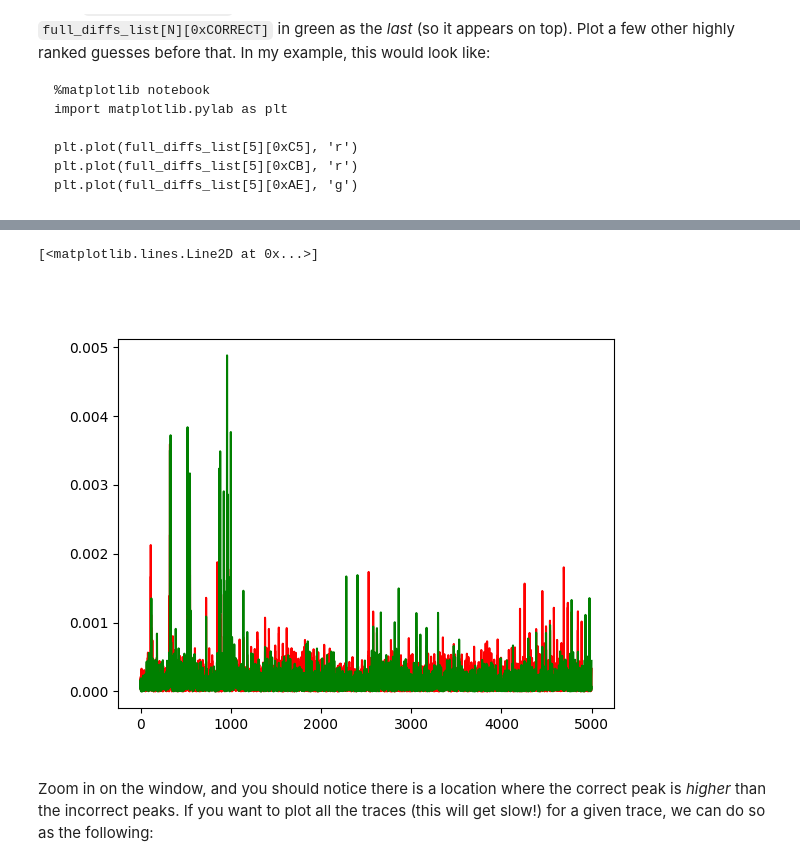
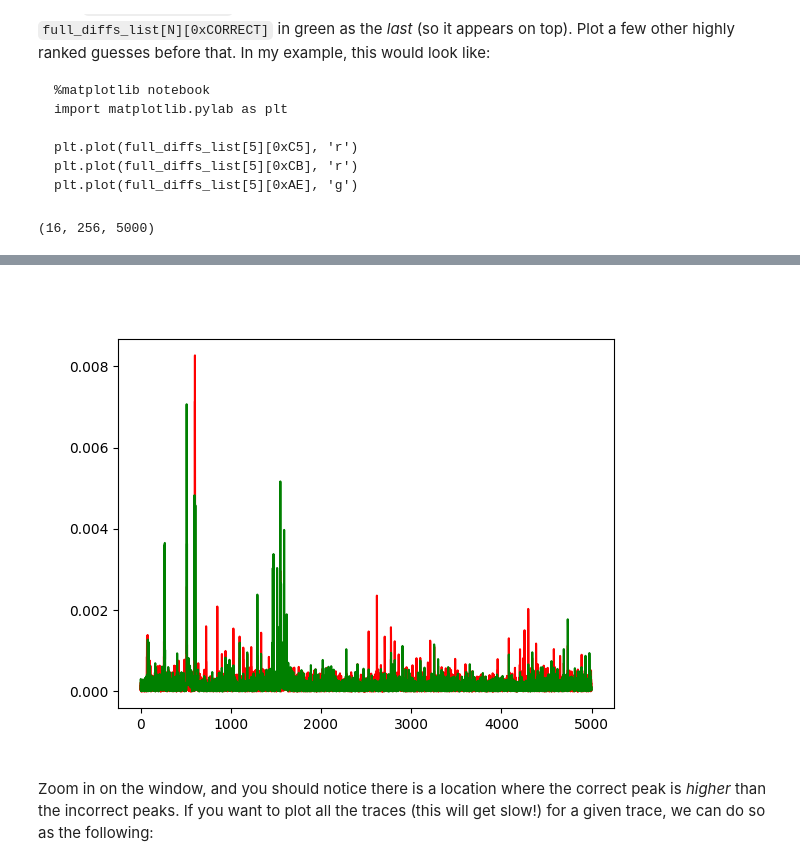
Before and after one commit to antragoudaras/chipwhisperer-jupyter, a Jupyter notebook: courses/sca101/Lab 3_3 - DPA on Firmware Implementation of AES (MAIN).ipynb, the cells around one changed output, grey strips where cells are left out. Cells and saved outputs as stored; diff of their text form; code cells hidden in the pictures.

```diff
--- a/courses/sca101/Lab 3_3 - DPA on Firmware Implementation of AES (MAIN).ipynb
+++ b/courses/sca101/Lab 3_3 - DPA on Firmware Implementation of AES (MAIN).ipynb
@@ -472,19 +469,24 @@ import numpy as np
 key_guess = []
 known_key = [0x2b, 0x7e, 0x15, 0x16, 0x28, 0xae, 0xd2, 0xa6, 0xab, 0xf7, 0x15, 0x88, 0x09, 0xcf, 0x4f, 0x3c]
 
+full_diffs_list = []
+
 for subkey in trange(0, 16, desc="Attacking Subkey"):
     # ###################
     # Add your code here
     # ###################
     max_individual_diffs = [0] * 256
+    full_diffs = [0] * 256
     for guess in range(256):
-        diffs = calculate_diffs(guess,byteindex=subkey)
+        diffs = calculate_diffs(guess,byteindex=subkey, bitnum=3)
         max_individual_diffs[guess] = np.max(diffs)
+        full_diffs[guess] = diffs
 
     top_diffs = np.argsort(max_individual_diffs)[::-1]
 
     key_guess.append(top_diffs[0])
 
+    full_diffs_list.append(full_diffs[:])
     print('Subkey {:d} - most likely {:X} (actual {:X})'.format(subkey, top_diffs[0], known_key[subkey]))
 
     print("Top 5 guesses:")
@@ -604,9 +606,6 @@ import numpy as np
 #Store your key_guess here, compare to known_key
 key_guess = []
 known_key = [0x2b, 0x7e, 0x15, 0x16, 0x28, 0xae, 0xd2, 0xa6, 0xab, 0xf7, 0x15, 0x88, 0x09, 0xcf, 0x4f, 0x3c]
-
-#Which bit to target
-bitnum = 0
 
 full_diffs_list = []
 
@@ -632,9 +631,8 @@ for subkey in trange(0, 16, desc="Attacking Subkey"):
 
         #Print other top guesses
         print(" Top 5 guesses: ")
-        for i in range(0, 5):
-            g = sorted_args[i]
-            print("   %02X - Diff = %f"%(g, max_diffs[g]))
+        for i in sorted_args[:5]:
+            print("   %02X - Diff = %f"%(i, max_diffs[i]))
         if(key_guess[subkey] == known_key[subkey]):
             #Make copy of the list
             full_diffs_list.append(full_diffs[:])
@@ -767,11 +765,16 @@ Using `full_diffs_list[N]` to get your selected subkey, plot the correct key by
     plt.plot(full_diffs_list[5][0xC5], 'r')
     plt.plot(full_diffs_list[5][0xCB], 'r')
     plt.plot(full_diffs_list[5][0xAE], 'g')
+# %%
+full_diffs_list = np.asarray(full_diffs_list)
+print(np.shape(full_diffs_list))
+# %% [output]
+(16, 256, 5000)
 # %%
-%matplotlib notebook
+%matplotlib ipympl
 import matplotlib.pylab as plt
 
-plt.plot(full_diffs_list[5][0xC5], 'r')
-plt.plot(full_diffs_list[5][0xCB], 'r')
-plt.plot(full_diffs_list[5][0xAE], 'g')
+plt.plot(full_diffs_list[1][0x92], 'r')
+plt.plot(full_diffs_list[1][0xB4], 'r')
+plt.plot(full_diffs_list[1][0x7E], 'g')
 # %% [output]
@@ -779,5 +782,4 @@ Warning: Cannot change to a different GUI toolkit: notebook. Using ipympl instea
-[<matplotlib.lines.Line2D at 0x...>]
-[figure, old version]
+[figure, new version]
 # %% [markdown]
 Zoom in on the window, and you should notice there is a location where the correct peak is *higher* than the incorrect peaks. If you want to plot all the traces (this will get slow!) for a given trace, we can do so as the following:
 # %%
```
Also changed, not shown: parts of 12 cells of this notebook, 9 other files.
